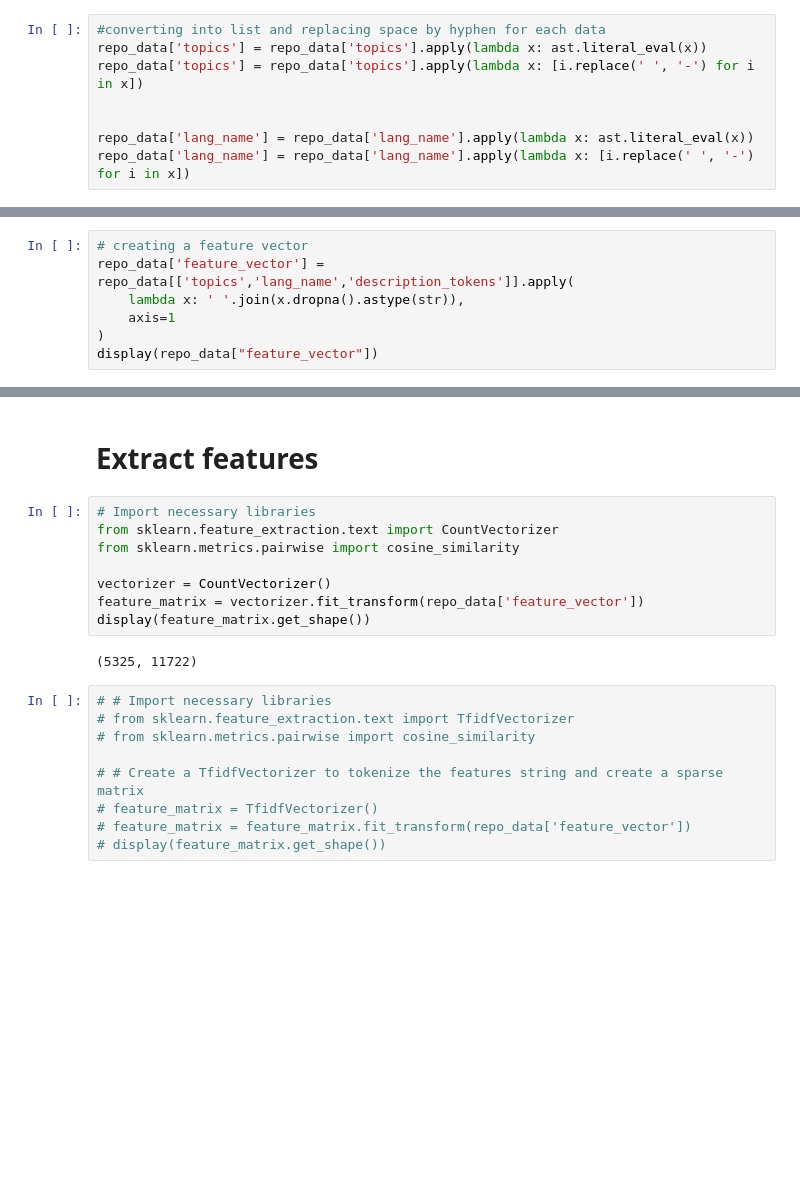
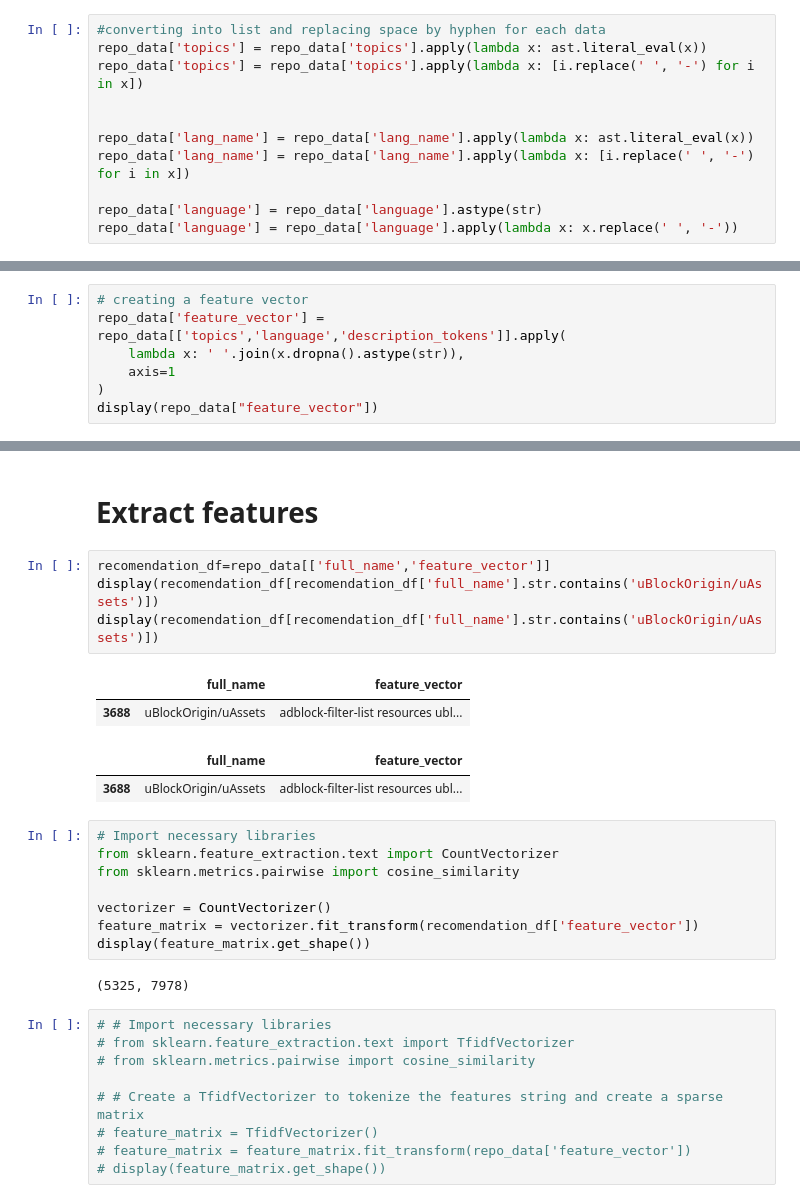
Before and after one commit to UjalaJha/nova, a Jupyter notebook: notebook/feature_vector_content_based_filtering_description_data.ipynb, the cells around one changed output, grey strips where cells are left out. Saved outputs shown, nothing was run; the diff lists cells and outputs as text; blank space fills up the shorter version.

```diff
--- a/notebook/feature_vector_content_based_filtering_description_data.ipynb
+++ b/notebook/feature_vector_content_based_filtering_description_data.ipynb
@@ -177,5 +177,8 @@ repo_data['topics'] = repo_data['topics'].apply(lambda x: [i.replace(' ', '-') f
 
 repo_data['lang_name'] = repo_data['lang_name'].apply(lambda x: ast.literal_eval(x))
 repo_data['lang_name'] = repo_data['lang_name'].apply(lambda x: [i.replace(' ', '-') for i in x])
+
+repo_data['language'] = repo_data['language'].astype(str)
+repo_data['language'] = repo_data['language'].apply(lambda x: x.replace(' ', '-'))
 # %%
 #Unique language set
@@ -365,7 +406,7 @@ display(repo_data.head())
 | 4 | puppeteer/puppeteer | puppeteer | Headless Chrome Node.js API | automation chrome chromium develo... | typescript | typescript javascript html css do... | apache-2.0 | headless chrome node js api |
 # %%
 # creating a feature vector
-repo_data['feature_vector'] =  repo_data[['topics','lang_name','description_tokens']].apply(
+repo_data['feature_vector'] =  repo_data[['topics','language','description_tokens']].apply(
     lambda x: ' '.join(x.dropna().astype(str)),
     axis=1
 )
@@ -385,16 +426,25 @@ display(repo_data["feature_vector"])
 Name: feature_vector, Length: 5325, dtype: object
 # %% [markdown]
 # Extract features
+# %%
+recomendation_df=repo_data[['full_name','feature_vector']]
+display(recomendation_df[recomendation_df['full_name'].str.contains('uBlockOrigin/uAssets')])
+display(recomendation_df[recomendation_df['full_name'].str.contains('uBlockOrigin/uAssets')])
+# %% [output]
+|  | full_name | feature_vector |
+| 3688 | uBlockOrigin/uAssets | adblock-filter-list resources ubl... |
+|  | full_name | feature_vector |
+| 3688 | uBlockOrigin/uAssets | adblock-filter-list resources ubl... |
 # %%
 # Import necessary libraries
 from sklearn.feature_extraction.text import CountVectorizer
 from sklearn.metrics.pairwise import cosine_similarity
 
 vectorizer = CountVectorizer()
-feature_matrix = vectorizer.fit_transform(repo_data['feature_vector'])
+feature_matrix = vectorizer.fit_transform(recomendation_df['feature_vector'])
 display(feature_matrix.get_shape())
 # %% [output]
-(5325, 11722)
+(5325, 7978)
 # %%
 # # Import necessary libraries
 # from sklearn.feature_extraction.text import TfidfVectorizer
```
Also changed, not shown: parts of 19 cells of this notebook.
